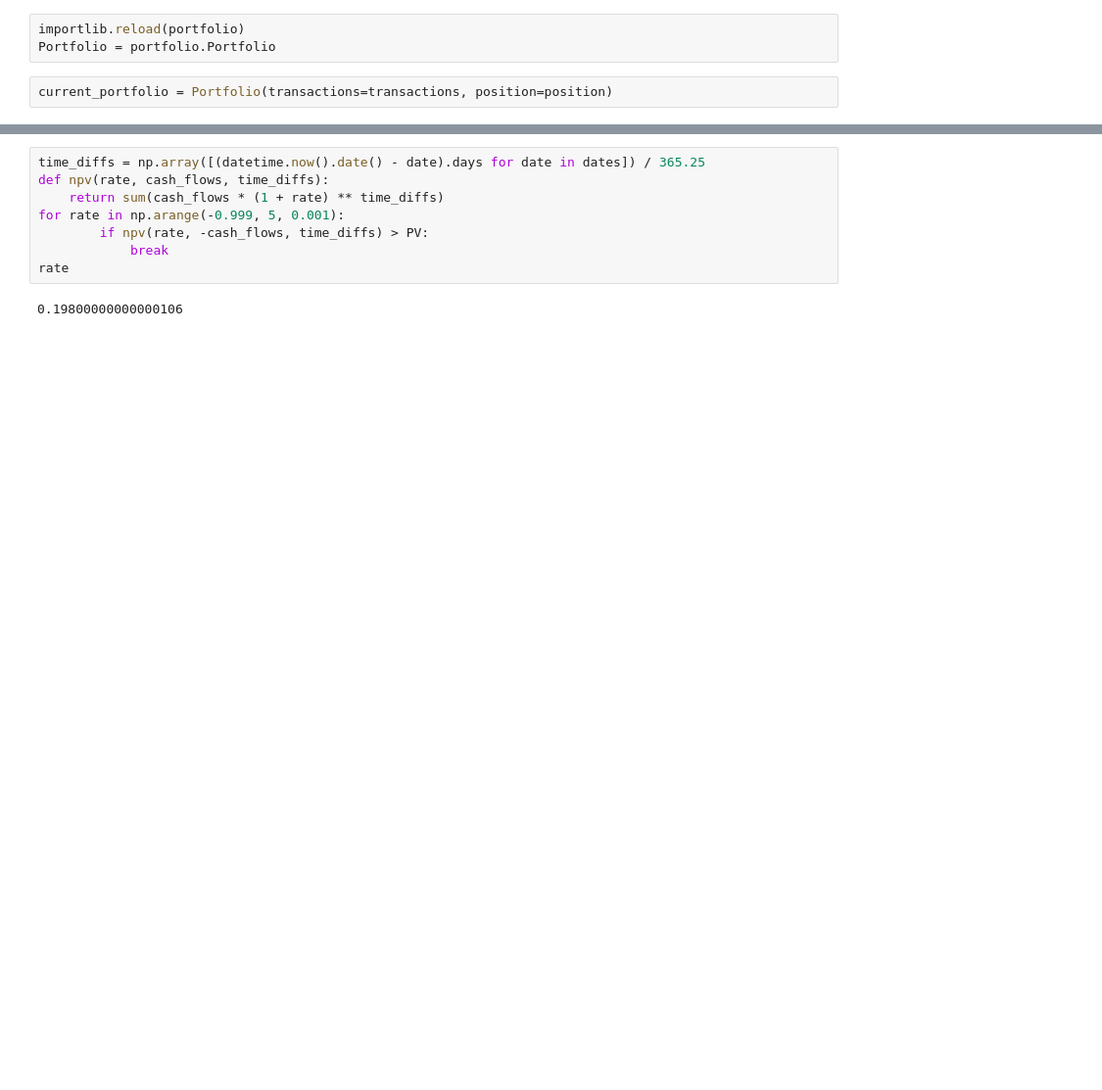
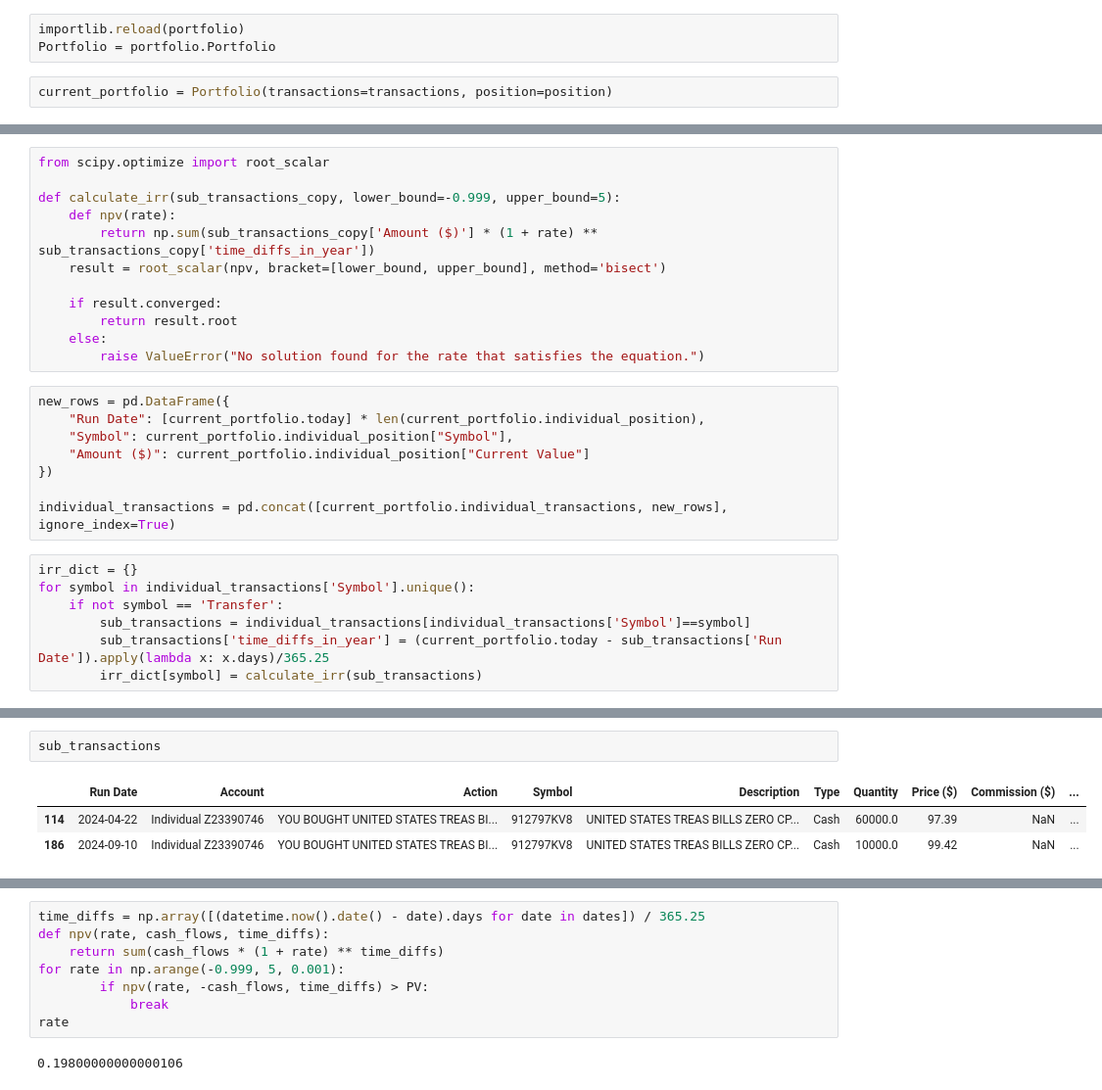
Before and after one commit to yifan-lee/fidelity-portfolio-tracker, a Jupyter notebook: code/test.ipynb, the cells around one changed output, grey strips where cells are left out. Shown at 98% size. Drawn from its saved outputs; the diff is of its cells as text; blank space fills up the shorter version.

```diff
--- a/code/test.ipynb
+++ b/code/test.ipynb
@@ -50,0 +95,27 @@ PV = test_position['Current Value'].values
+# %%
+from scipy.optimize import root_scalar
+
+def calculate_irr(sub_transactions_copy, lower_bound=-0.999, upper_bound=5):
+    def npv(rate):
+        return np.sum(sub_transactions_copy['Amount ($)'] * (1 + rate) ** sub_transactions_copy['time_diffs_in_year'])
+    result = root_scalar(npv, bracket=[lower_bound, upper_bound], method='bisect')
+
+    if result.converged:
+        return result.root
+    else:
+        raise ValueError("No solution found for the rate that satisfies the equation.")
+# %%
+new_rows = pd.DataFrame({
+    "Run Date": [current_portfolio.today] * len(current_portfolio.individual_position),
+    "Symbol": current_portfolio.individual_position["Symbol"],
+    "Amount ($)": current_portfolio.individual_position["Current Value"]
+})
+
+individual_transactions = pd.concat([current_portfolio.individual_transactions, new_rows], ignore_index=True)
+# %%
+irr_dict = {}
+for symbol in individual_transactions['Symbol'].unique():
+    if not symbol == 'Transfer':
+        sub_transactions = individual_transactions[individual_transactions['Symbol']==symbol]
+        sub_transactions['time_diffs_in_year'] = (current_portfolio.today - sub_transactions['Run Date']).apply(lambda x: x.days)/365.25
+        irr_dict[symbol] = calculate_irr(sub_transactions)
@@ -50,0 +141,6 @@ PV = test_position['Current Value'].values
+# %%
+sub_transactions
+# %% [output]
+|  | Run Date | Account | Action | Symbol | Description | Type | Quantity | Price ($) | Commission ($) | ... |
+| 114 | 2024-04-22 | Individual Z23390746 | YOU BOUGHT UNITED STATES TREAS BI... | 912797KV8 | UNITED STATES TREAS BILLS ZERO CP... | Cash | 60000.0 | 97.39 | NaN | ... |
+| 186 | 2024-09-10 | Individual Z23390746 | YOU BOUGHT UNITED STATES TREAS BI... | 912797KV8 | UNITED STATES TREAS BILLS ZERO CP... | Cash | 10000.0 | 99.42 | NaN | ... |
```
Also changed, not shown: parts of 16 cells of this notebook, 6 other files.
